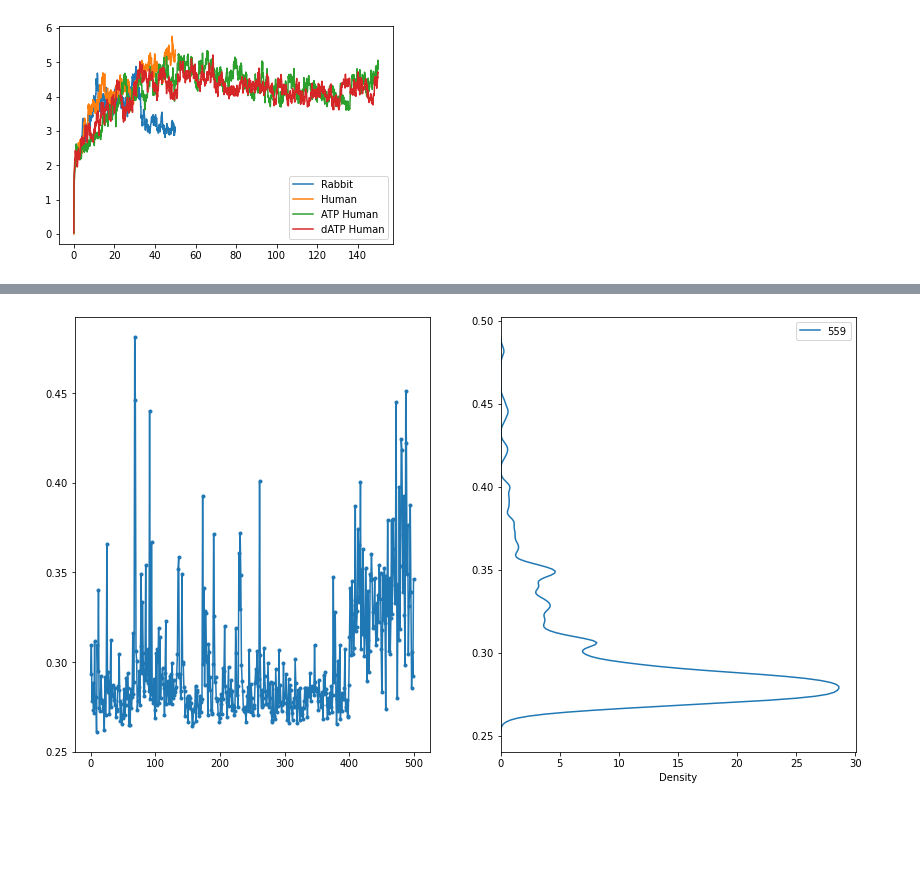
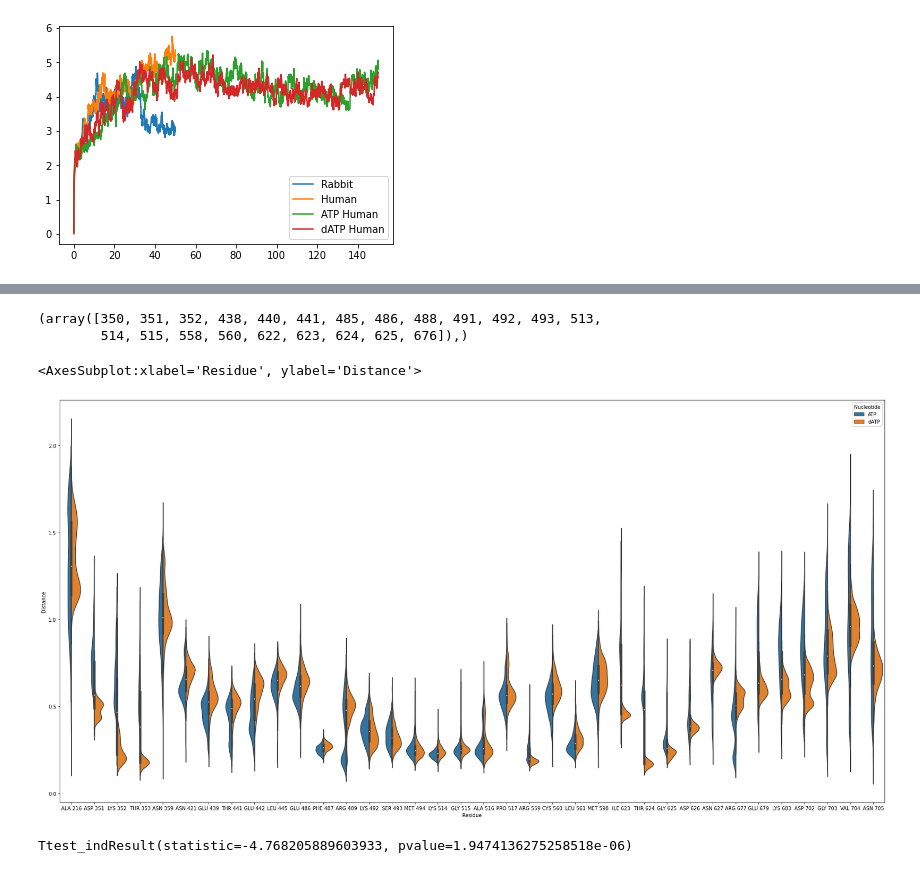
Before and after one commit to cmrg-lab/serca-atp-datp, a Jupyter notebook: simulation_structures/quick_analysis/Trajectory_domain_analysis.ipynb, the cells around one changed output, grey strips where cells are left out. Cells and saved outputs as stored; diff of their text form; code cells hidden in the pictures; blank space fills up the shorter version.

Commit message:
Updated violin plots

```diff
--- a/simulation_structures/quick_analysis/Trajectory_domain_analysis.ipynb
+++ b/simulation_structures/quick_analysis/Trajectory_domain_analysis.ipynb
@@ -350,11 +238,66 @@ contact_human_ATP_dist.mean(axis = 0)[5]
-# %%
-indices = np.argsort(strongest_contacts(contact_original_ATP_dist, pairs_original, 0.5,1))
-fig, ax = plt.subplots(1,2,figsize = (14,8))
-for i in range(1):
-    ax[0].plot(contact_original_ATP_dist[:,indices[i]],'.-')
-    sns.kdeplot(y = contact_original_ATP_dist[:,indices[i]],
-                label = indices[i],
-               bw_adjust = 0.3)
-    ax[1].legend()
-# %% [output]
-[figure, removed]
+# %%
+close_threshold = 0.35
+close_min_count = 1
+
+ATP_count_close_contacts = np.where(np.sum(contact_human_ATP_dist < close_threshold, axis = 0)>close_min_count)
+ATP_count_close_contacts
+
+dATP_count_close_contacts = np.where(np.sum(contact_human_dATP_dist < close_threshold, axis = 0)>close_min_count)
+dATP_count_close_contacts
+# %% [output]
+(array([350, 351, 352, 438, 440, 441, 485, 486, 488, 491, 492, 493, 513,
+        514, 515, 558, 560, 622, 623, 624, 625, 676]),)
+# %%
+all_close_contacts = np.union1d(ATP_count_close_contacts,dATP_count_close_contacts)
+# %%
+contact_df_column_names = ['Nucleotide','Residue','Frame','Distance']
+traj_len = len(human_3W5A_ATP)
+index_len = len(all_close_contacts)
+# Multiply by two for ATP and dATP
+all_contact_array = np.zeros((traj_len*index_len*2, 4))
+half_point = traj_len*index_len
+
+for i in range(index_len):
+    index = all_close_contacts[i]
+    start = i*traj_len
+    stop = (i+1)*traj_len
+    all_contact_array[start:stop,1] = int(index)
+    all_contact_array[start:stop,2] = np.arange(traj_len)
+    all_contact_array[start:stop,3] = contact_human_ATP_dist[:,index]
+
+    start = i*traj_len + half_point
+    stop = (i+1)*traj_len + half_point
+    all_contact_array[start:stop,1] = int(index)
+    all_contact_array[start:stop,2] = np.arange(traj_len)
+    all_contact_array[start:stop,3] = contact_human_dATP_dist[:,index]
+# %%
+contact_df = pd.DataFrame(all_contact_array, columns = contact_df_column_names)
+contact_df['Nucleotide'][0:half_point] = 'ATP'
+contact_df['Nucleotide'][half_point:2*half_point] = 'dATP'
+residue_list = ['empty']*len(contact_df)
+for i in range(half_point):
+
+    correct_index = int(contact_df.loc[i,'Residue'])
+
+    residue_list[i] = human_3W5A_ATP.top.residue(correct_index).name + ' {}'.format(correct_index+1)
+
+    correct_index = int(contact_df.loc[half_point+i,'Residue'])
+
+    residue_list[i+half_point] = human_3W5A_dATP.top.residue(correct_index).name + ' {}'.format(correct_index+1)
+
+contact_df['Residue'] = residue_list
+# %%
+plt.figure(figsize = (30,15))
+sns.violinplot(data=contact_df, x="Residue", y="Distance", hue="Nucleotide", split = True)
+# %% [output]
+<AxesSubplot:xlabel='Residue', ylabel='Distance'>
+[figure, added]
+# %%
+residue = 'ALA 216'
+
+stats.ttest_ind(contact_df[(contact_df.Residue == residue) &
+           (contact_df.Nucleotide == 'ATP')].Distance,
+                contact_df[(contact_df.Residue == residue) &
+           (contact_df.Nucleotide == 'dATP')].Distance)
+# %% [output]
+Ttest_indResult(statistic=-4.768205889603933, pvalue=1.9474136275258518e-06)
```
Also changed, not shown: parts of 20 cells of this notebook.
